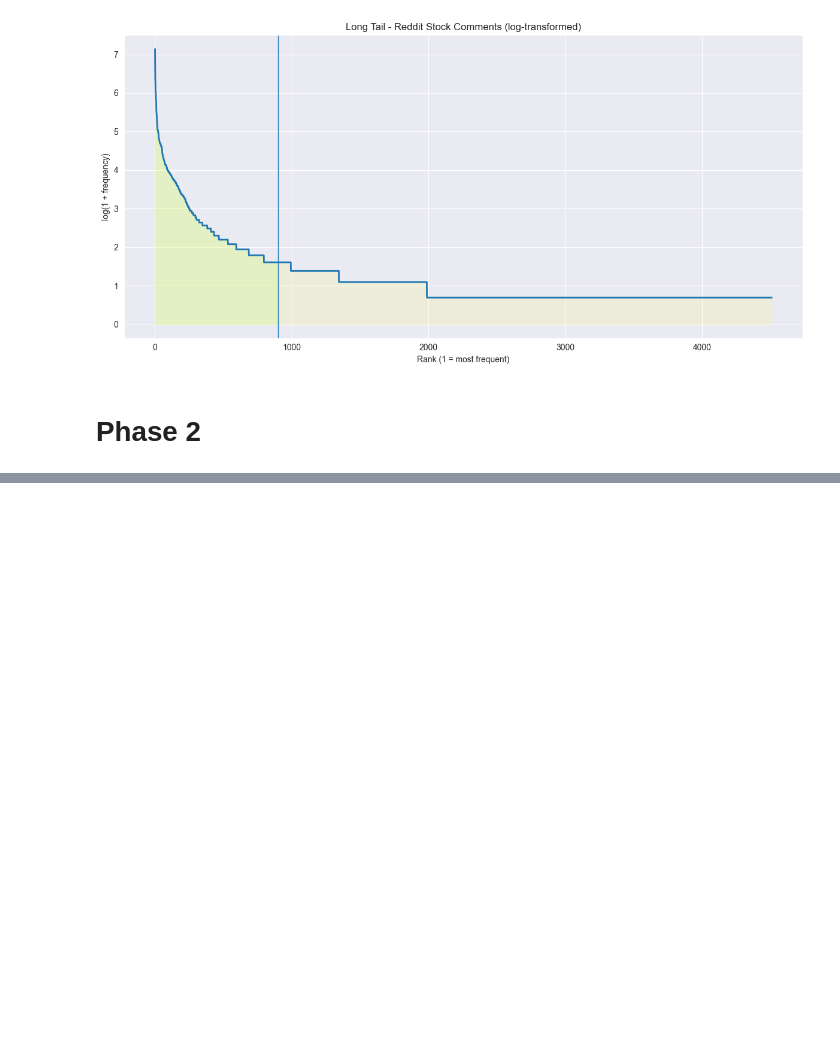
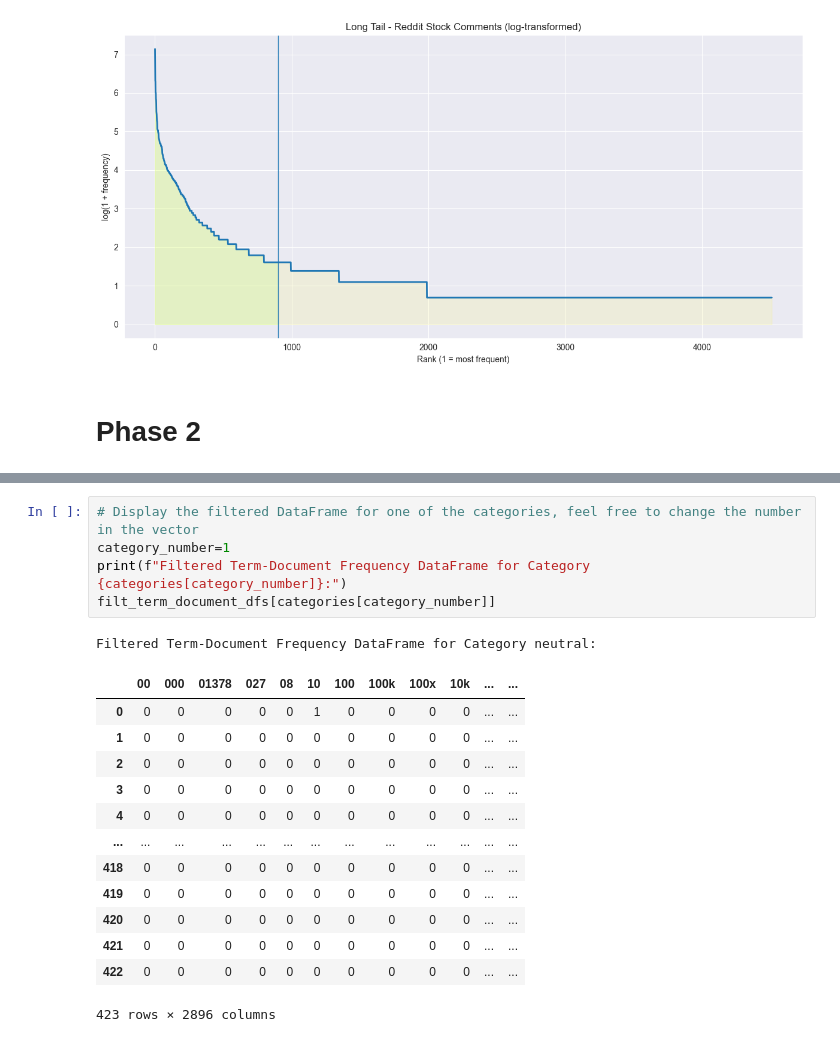
Before and after one commit to nguyentr0101/DM2025-Lab1-Exercise, a Jupyter notebook: DM2025-Lab1-Homework.ipynb, the cells around one changed output, grey strips where cells are left out. Drawn from its saved outputs; the diff is of its cells as text; blank space fills up the shorter version.

```diff
--- a/DM2025-Lab1-Homework.ipynb
+++ b/DM2025-Lab1-Homework.ipynb
@@ -597,0 +627,20 @@ plt.show()
+# %%
+# Display the filtered DataFrame for one of the categories, feel free to change the number in the vector
+category_number=1
+print(f"Filtered Term-Document Frequency DataFrame for Category {categories[category_number]}:")
+filt_term_document_dfs[categories[category_number]]
+# %% [output]
+Filtered Term-Document Frequency DataFrame for Category neutral:
+|  | 00 | 000 | 01378 | 027 | 08 | 10 | 100 | 100k | 100x | 10k | ... | ... |
+| 0 | 0 | 0 | 0 | 0 | 0 | 1 | 0 | 0 | 0 | 0 | ... | ... |
+| 1 | 0 | 0 | 0 | 0 | 0 | 0 | 0 | 0 | 0 | 0 | ... | ... |
+| 2 | 0 | 0 | 0 | 0 | 0 | 0 | 0 | 0 | 0 | 0 | ... | ... |
+| 3 | 0 | 0 | 0 | 0 | 0 | 0 | 0 | 0 | 0 | 0 | ... | ... |
+| 4 | 0 | 0 | 0 | 0 | 0 | 0 | 0 | 0 | 0 | 0 | ... | ... |
+| ... | ... | ... | ... | ... | ... | ... | ... | ... | ... | ... | ... | ... |
+| 418 | 0 | 0 | 0 | 0 | 0 | 0 | 0 | 0 | 0 | 0 | ... | ... |
+| 419 | 0 | 0 | 0 | 0 | 0 | 0 | 0 | 0 | 0 | 0 | ... | ... |
+| 420 | 0 | 0 | 0 | 0 | 0 | 0 | 0 | 0 | 0 | 0 | ... | ... |
+| 421 | 0 | 0 | 0 | 0 | 0 | 0 | 0 | 0 | 0 | 0 | ... | ... |
+| 422 | 0 | 0 | 0 | 0 | 0 | 0 | 0 | 0 | 0 | 0 | ... | ... |
+423 rows × 2896 columns
```
Also changed, not shown: parts of 13 cells of this notebook, 3 other files.
